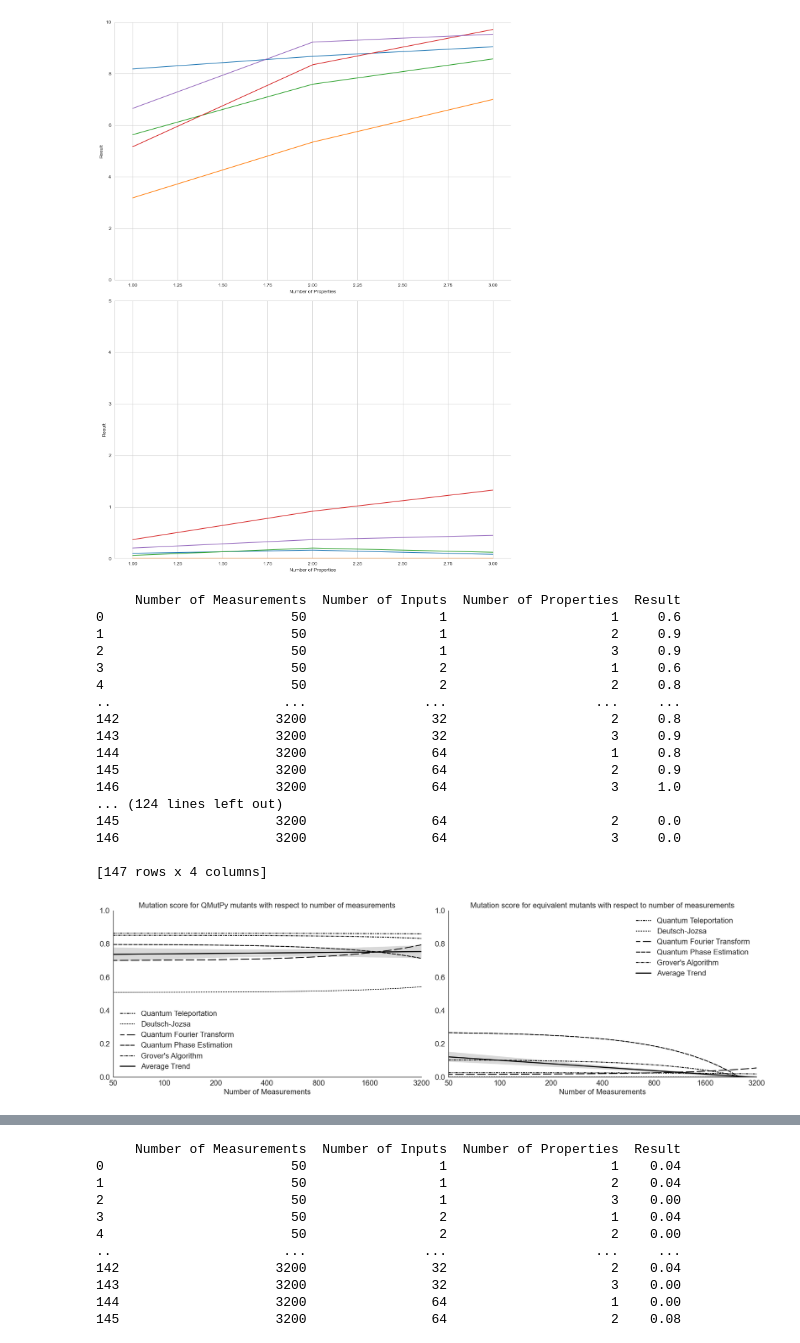
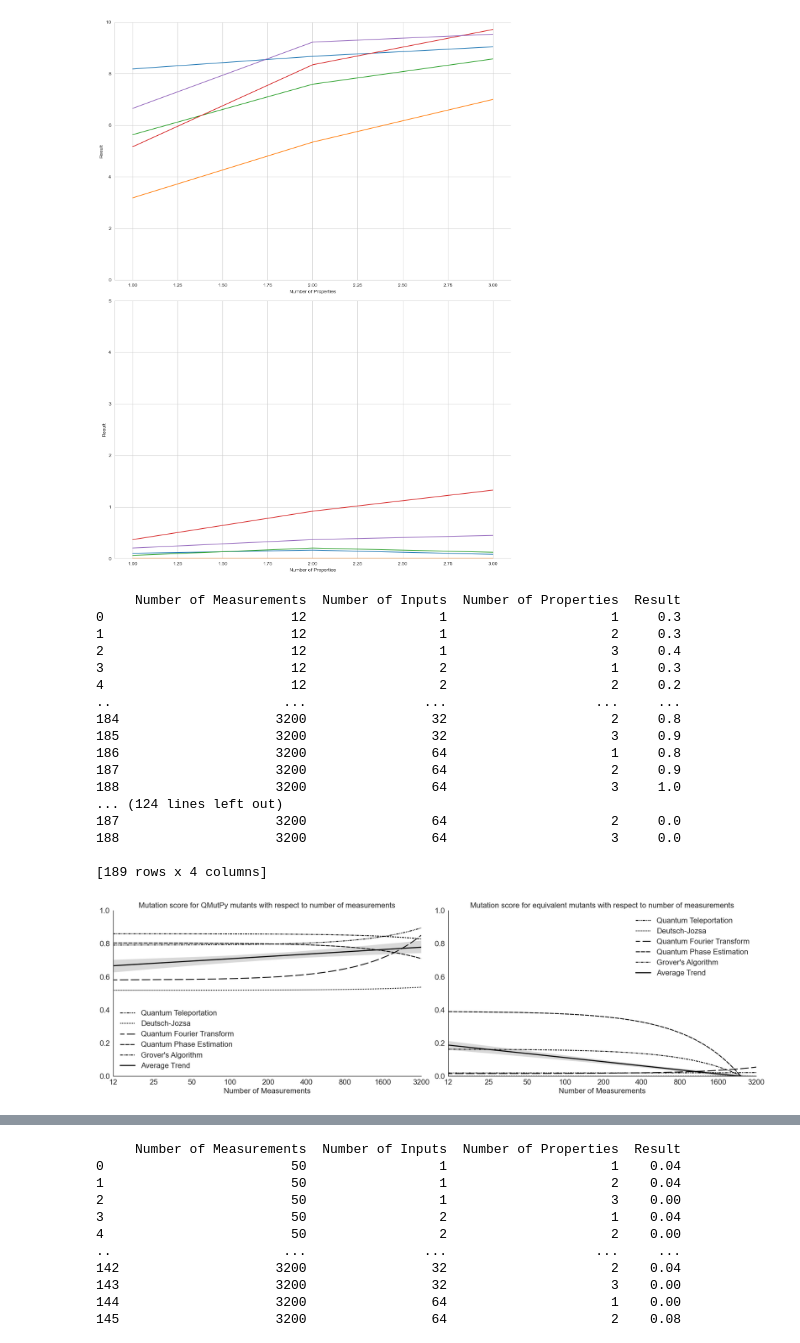
Before and after one commit to GabrielPontolillo/qucheck, a Jupyter notebook: case_studies/results_visualisation.ipynb, the cells around one changed output, grey strips where cells are left out. Cells and saved outputs as stored; diff of their text form; code cells hidden in the pictures.

```diff
--- a/case_studies/results_visualisation.ipynb
+++ b/case_studies/results_visualisation.ipynb
@@ -418,7 +434,7 @@ def plot_failures(dfs, dfs_names, feature_str, log_scale=False, trendline=True):
         ax2.set_xscale('log')
 
     if feature_str == "Number of Measurements":
-        ticks = [50, 100, 200, 400, 800, 1600, 3200]
+        ticks = [12,25,50, 100, 200, 400, 800, 1600, 3200]
     elif feature_str == "Number of Inputs":
         ticks = [1, 2, 4, 8, 16, 32, 64]
     elif feature_str == "Number of Properties":
@@ -472,47 +488,47 @@ def plot_failures(dfs, dfs_names, feature_str, log_scale=False, trendline=True):
         item.set_fontsize(16)
     ax1.spines['left'].set_linewidth(1)
     ax1.spines['left'].set_color('black')
     ax1.spines['bottom'].set_linewidth(1)
     ax1.spines['bottom'].set_color('black')
     ax1.axvline(color='k', linewidth=1)
     ax2.set(ylabel=None)
     ax2.spines['left'].set_linewidth(1)
     ax2.spines['left'].set_color('black')
     ax2.spines['bottom'].set_linewidth(1)
     ax2.spines['bottom'].set_color('black')
     ax1.legend(frameon=False, fontsize=16)
     ax2.legend(frameon=False, fontsize=16)
     sns.despine()
 
     plt.tight_layout()
     plt.savefig(f"{feature_str.replace(' ', '_')}_failures_line.png", dpi=300, bbox_inches='tight')
     plt.show()
     # plt.close()
 
 dfs = [qt_df, dj_df, qft_df, qpe_df, grover_df]
 dfs_names = ["Quantum Teleportation", "Deutsch-Jozsa", "Quantum Fourier Transform", "Quantum Phase Estimation", "Grover's Algorithm"]
 
 
 plot_failures(dfs, dfs_names, "Number of Measurements", log_scale=True)
 # %% [output]
      Number of Measurements  Number of Inputs  Number of Properties  Result
-0                        50                 1                     1     0.6
-1                        50                 1                     2     0.9
-2                        50                 1                     3     0.9
-3                        50                 2                     1     0.6
-4                        50                 2                     2     0.8
+0                        12                 1                     1     0.3
+1                        12                 1                     2     0.3
+2                        12                 1                     3     0.4
+3                        12                 2                     1     0.3
+4                        12                 2                     2     0.2
 ..                      ...               ...                   ...     ...
-142                    3200                32                     2     0.8
-143                    3200                32                     3     0.9
-144                    3200                64                     1     0.8
-145                    3200                64                     2     0.9
-146                    3200                64                     3     1.0
+184                    3200                32                     2     0.8
+185                    3200                32                     3     0.9
+186                    3200                64                     1     0.8
+187                    3200                64                     2     0.9
+188                    3200                64                     3     1.0
 ... (124 lines left out)
-145                    3200                64                     2     0.0
-146                    3200                64                     3     0.0
+187                    3200                64                     2     0.0
+188                    3200                64                     3     0.0
 
-[147 rows x 4 columns]
+[189 rows x 4 columns]
-[figure, old version]
+[figure, new version]
 # %%
 plot_failures(dfs, dfs_names, "Number of Inputs", log_scale=True)
 # %% [output]
```
Also changed, not shown: parts of 9 cells of this notebook, 7 other files.
